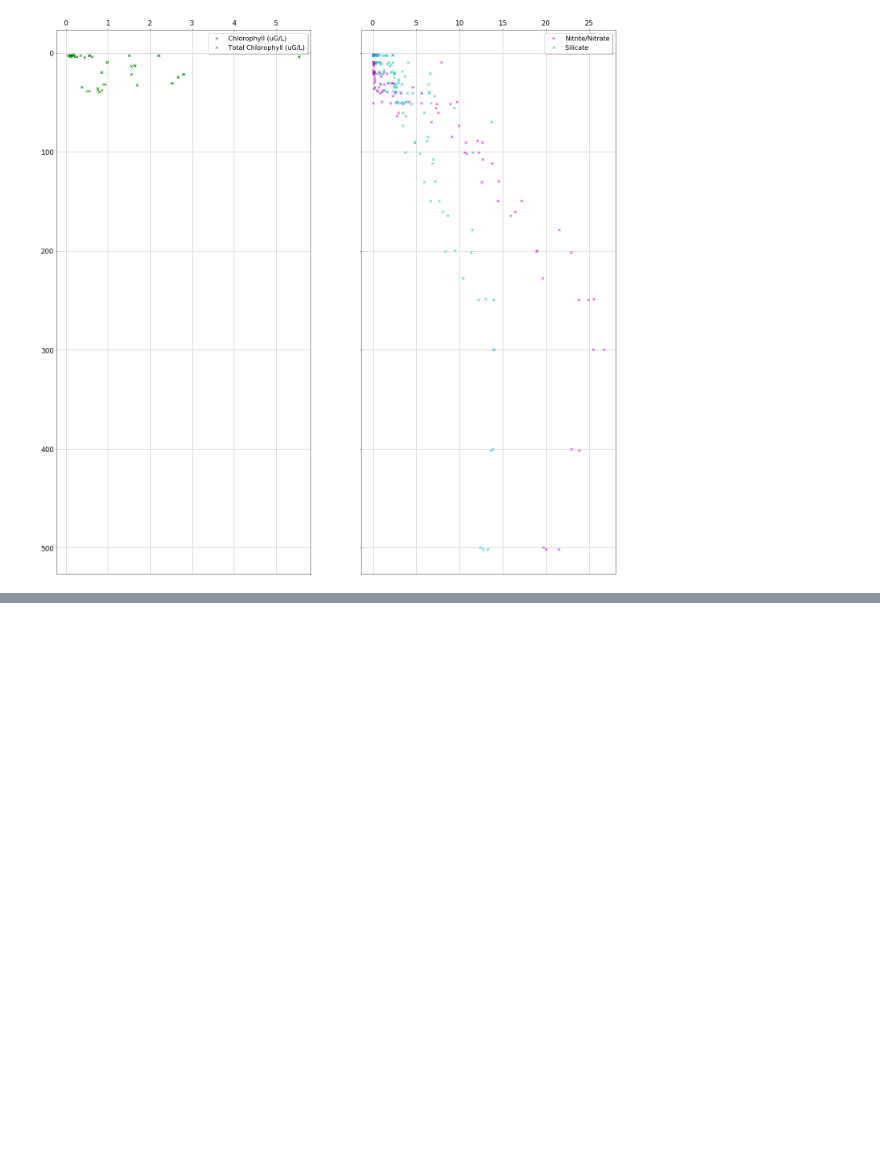
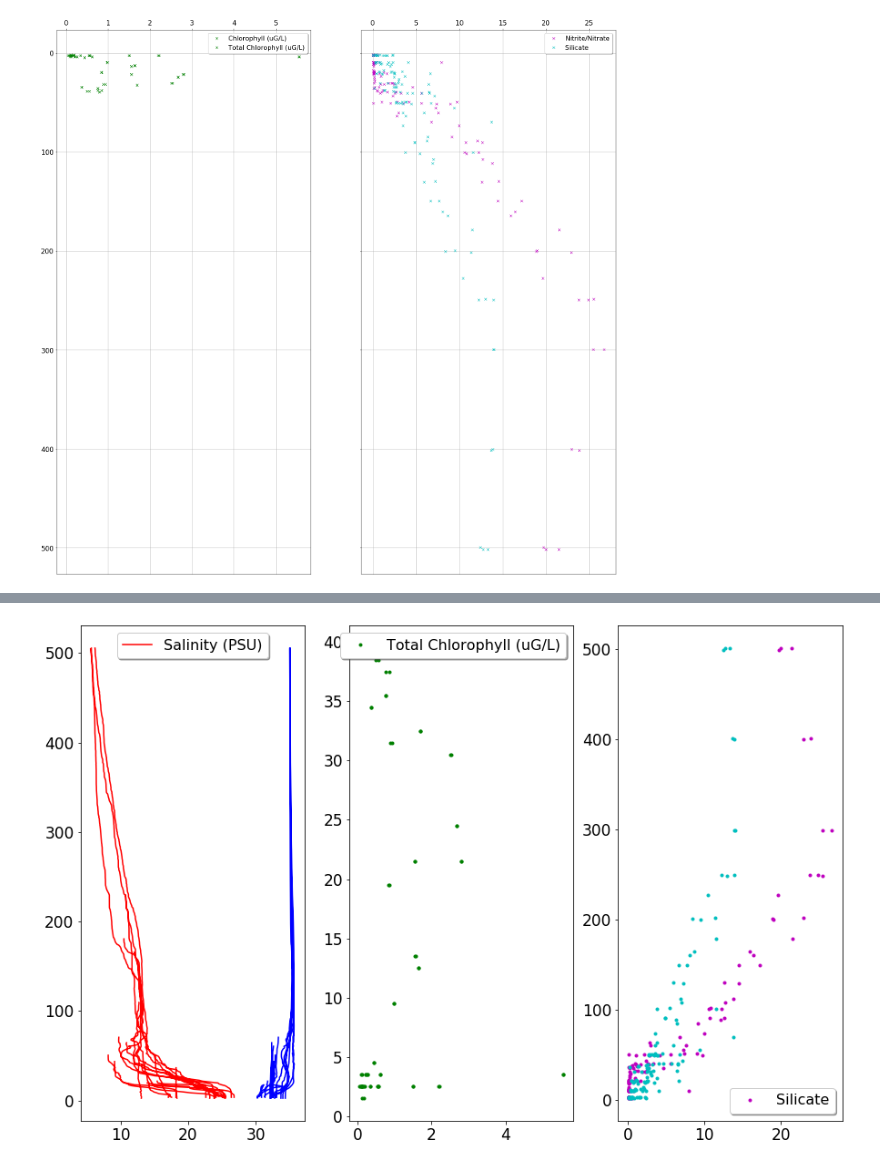
Before and after one commit to khyde/JPSS_Phytoplankton, a Jupyter notebook: IPython/Neighbor nutrients.ipynb, the cells around one changed output, grey strips where cells are left out. Drawn from its saved outputs; the diff is of its cells as text; code cells hidden in the pictures; blank space fills up the shorter version.

```diff
--- a/IPython/Neighbor nutrients.ipynb
+++ b/IPython/Neighbor nutrients.ipynb
@@ -343,0 +445,37 @@ plt.close()
+# %%
+data = [[depth818], [temp818], [sal818], [chl818], [totchl818], [nit818], [si818]]
+f, axs = plt.subplots(4,1, sharey ='all', figsize=(15,10))
+#plot 1
+plt.subplot(131)
+plt.plot(temp818, depth818, color='r')
+plt.legend (["Temperature (°C)"], shadow=True, fontsize = '16', loc = 'best')
+plt.tick_params(labelsize=17)
+plt.grid ()
+plt.plot(sal818, depth818, color ='b')
+plt.legend (["Salinity (PSU)"], shadow=True, fontsize = '16', loc = 'best')
+plt.tick_params(labelsize=17)
+plt.grid ()
+#plot 2
+plt.subplot(132)
+plt.plot(chl818, depth818, '.g')
+plt.legend (["Chlorophyll (uG/L)"], shadow=True, fontsize = '16', loc = 'best')
+plt.tick_params(labelsize=17)
+plt.grid ()
+plt.plot(totchl818, depth818, '.g')
+plt.legend (["Total Chlorophyll (uG/L)"], shadow=True, fontsize = '16', loc = 'best')
+plt.tick_params(labelsize=17)
+plt.grid ()
+#plot 3
+plt.subplot(133)
+plt.plot(nit818, depth818,'.m')
+plt.legend (["Nitrite/Nitrate"], shadow=True, fontsize = '16', loc = 'best')
+plt.tick_params(labelsize=17)
+plt.grid ()
+plt.plot(si818, depth818,'.c')
+plt.legend ([ "Silicate"], shadow=True, fontsize = '16', loc = 'best')
+plt.tick_params(labelsize=17)
+plt.grid ()
+plt.show ()
+plt.close ()
+# %% [output]
+[figure, added]
```
Also changed, not shown: parts of 35 cells of this notebook, 1 other file.
